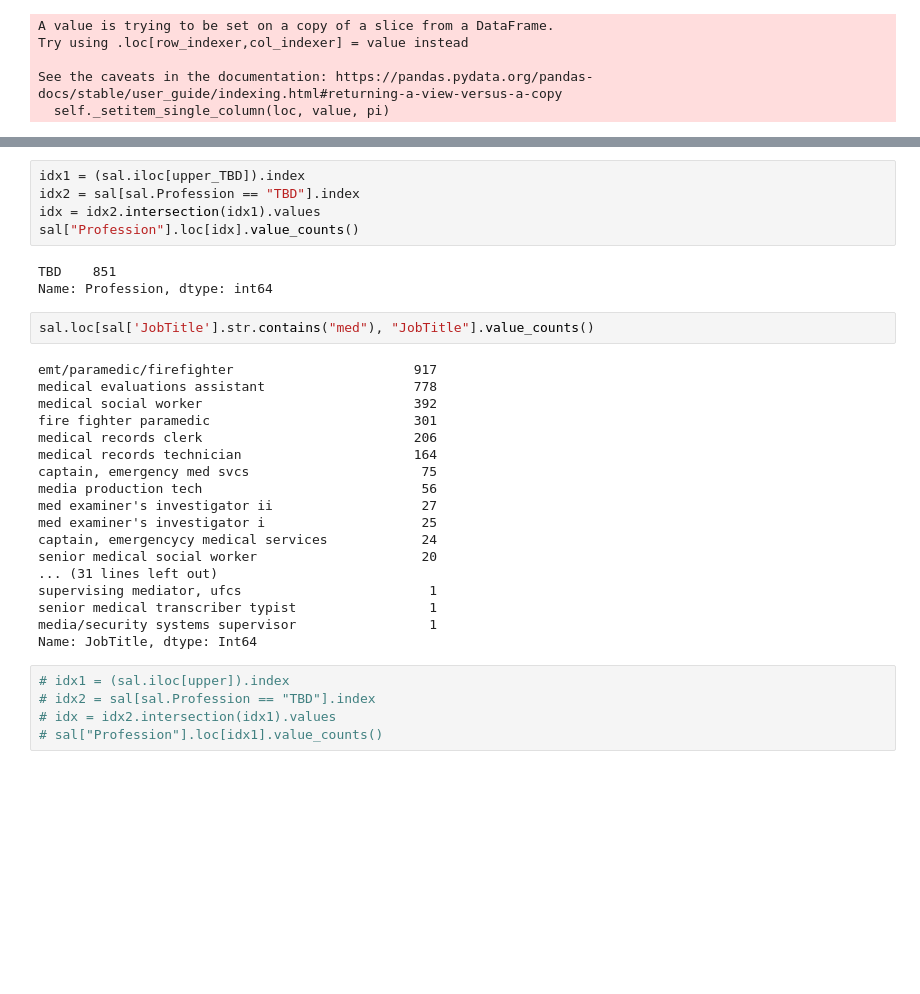
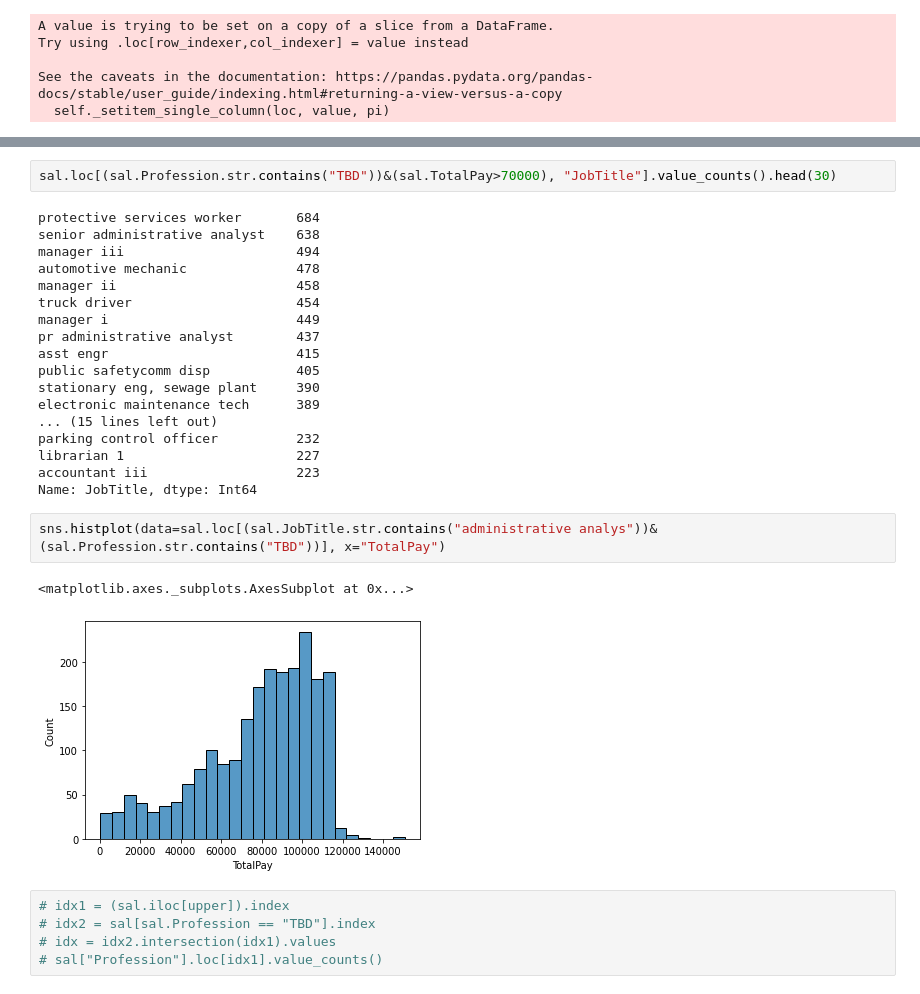
Before and after one commit to savitskaya-om/python, a Jupyter notebook: project/PROJECT.ipynb, the cells around one changed output, grey strips where cells are left out. Drawn from its saved outputs; the diff is of its cells as text; blank space fills up the shorter version.

```diff
--- a/project/PROJECT.ipynb
+++ b/project/PROJECT.ipynb
@@ -412,31 +406,28 @@ sns.histplot(data=sal.loc[sal.Profession.str.contains("TBD")], x="TotalPay")
-# %%
-idx1 = (sal.iloc[upper_TBD]).index
-idx2 = sal[sal.Profession == "TBD"].index
-idx = idx2.intersection(idx1).values
-sal["Profession"].loc[idx].value_counts()
-# %% [output]
-TBD    851
-Name: Profession, dtype: int64
 # %%
-sal.loc[sal['JobTitle'].str.contains("med"), "JobTitle"].value_counts()
+sal.loc[(sal.Profession.str.contains("TBD"))&(sal.TotalPay>70000), "JobTitle"].value_counts().head(30)
 # %% [output]
-emt/paramedic/firefighter                       917
-medical evaluations assistant                   778
-medical social worker                           392
-fire fighter paramedic                          301
-medical records clerk                           206
-medical records technician                      164
-captain, emergency med svcs                      75
-media production tech                            56
-med examiner's investigator ii                   27
-med examiner's investigator i                    25
-captain, emergencycy medical services            24
-senior medical social worker                     20
-... (31 lines left out)
-supervising mediator, ufcs                        1
-senior medical transcriber typist                 1
-media/security systems supervisor                 1
+protective services worker       684
+senior administrative analyst    638
+manager iii                      494
+automotive mechanic              478
+manager ii                       458
+truck driver                     454
+manager i                        449
+pr administrative analyst        437
+asst engr                        415
+public safetycomm disp           405
+stationary eng, sewage plant     390
+electronic maintenance tech      389
+... (15 lines left out)
+parking control officer          232
+librarian 1                      227
+accountant iii                   223
 Name: JobTitle, dtype: Int64
+# %%
+sns.histplot(data=sal.loc[(sal.JobTitle.str.contains("administrative analys"))&(sal.Profession.str.contains("TBD"))], x="TotalPay")
+# %% [output]
+<matplotlib.axes._subplots.AxesSubplot at 0x...>
+[figure, added]
 # %%
 # idx1 = (sal.iloc[upper]).index
 # idx2 = sal[sal.Profession == "TBD"].index
```
Also changed, not shown: parts of 15 cells of this notebook.
